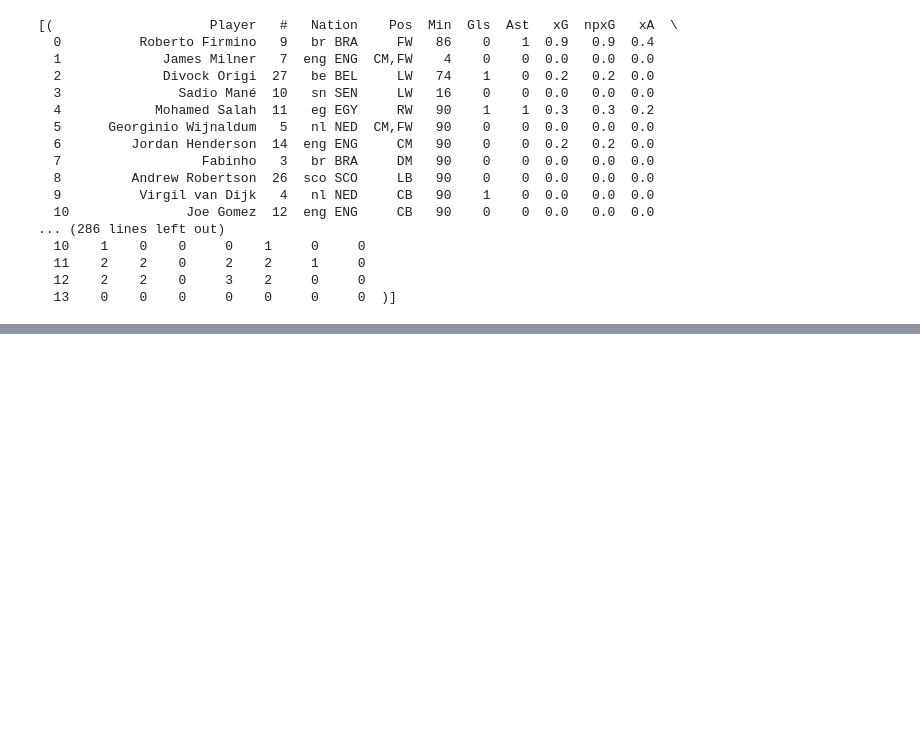
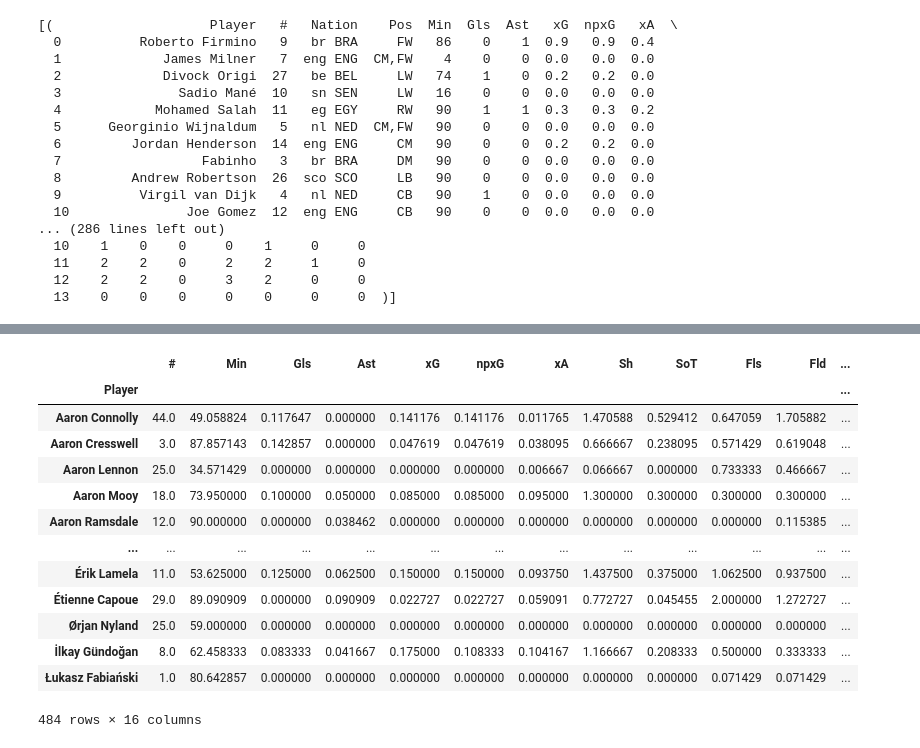
Before and after one commit to jbtrahin/soccer_masters, a Jupyter notebook: scrape_all_matches.ipynb, the cells around one changed output, grey strips where cells are left out. Saved outputs shown, nothing was run; the diff lists cells and outputs as text; code cells hidden in the pictures; blank space fills up the shorter version.

```diff
--- a/scrape_all_matches.ipynb
+++ b/scrape_all_matches.ipynb
@@ -411,0 +431,18 @@ player_df_list
+# %%
+player_df_list_group = player_df_list.groupby(["Player"]).mean()
+player_df_list_group
+# %% [output]
+|  | # | Min | Gls | Ast | xG | npxG | xA | Sh | SoT | Fls | Fld | ... |
+| Player |  |  |  |  |  |  |  |  |  |  |  | ... |
+| Aaron Connolly | 44.0 | 49.058824 | 0.117647 | 0.000000 | 0.141176 | 0.141176 | 0.011765 | 1.470588 | 0.529412 | 0.647059 | 1.705882 | ... |
+| Aaron Cresswell | 3.0 | 87.857143 | 0.142857 | 0.000000 | 0.047619 | 0.047619 | 0.038095 | 0.666667 | 0.238095 | 0.571429 | 0.619048 | ... |
+| Aaron Lennon | 25.0 | 34.571429 | 0.000000 | 0.000000 | 0.000000 | 0.000000 | 0.006667 | 0.066667 | 0.000000 | 0.733333 | 0.466667 | ... |
+| Aaron Mooy | 18.0 | 73.950000 | 0.100000 | 0.050000 | 0.085000 | 0.085000 | 0.095000 | 1.300000 | 0.300000 | 0.300000 | 0.300000 | ... |
+| Aaron Ramsdale | 12.0 | 90.000000 | 0.000000 | 0.038462 | 0.000000 | 0.000000 | 0.000000 | 0.000000 | 0.000000 | 0.000000 | 0.115385 | ... |
+| ... | ... | ... | ... | ... | ... | ... | ... | ... | ... | ... | ... | ... |
+| Érik Lamela | 11.0 | 53.625000 | 0.125000 | 0.062500 | 0.150000 | 0.150000 | 0.093750 | 1.437500 | 0.375000 | 1.062500 | 0.937500 | ... |
+| Étienne Capoue | 29.0 | 89.090909 | 0.000000 | 0.090909 | 0.022727 | 0.022727 | 0.059091 | 0.772727 | 0.045455 | 2.000000 | 1.272727 | ... |
+| Ørjan Nyland | 25.0 | 59.000000 | 0.000000 | 0.000000 | 0.000000 | 0.000000 | 0.000000 | 0.000000 | 0.000000 | 0.000000 | 0.000000 | ... |
+| İlkay Gündoğan | 8.0 | 62.458333 | 0.083333 | 0.041667 | 0.175000 | 0.108333 | 0.104167 | 1.166667 | 0.208333 | 0.500000 | 0.333333 | ... |
+| Łukasz Fabiański | 1.0 | 80.642857 | 0.000000 | 0.000000 | 0.000000 | 0.000000 | 0.000000 | 0.000000 | 0.000000 | 0.071429 | 0.071429 | ... |
+484 rows × 16 columns
```
Also changed, not shown: parts of 6 cells of this notebook, 2 other files.
